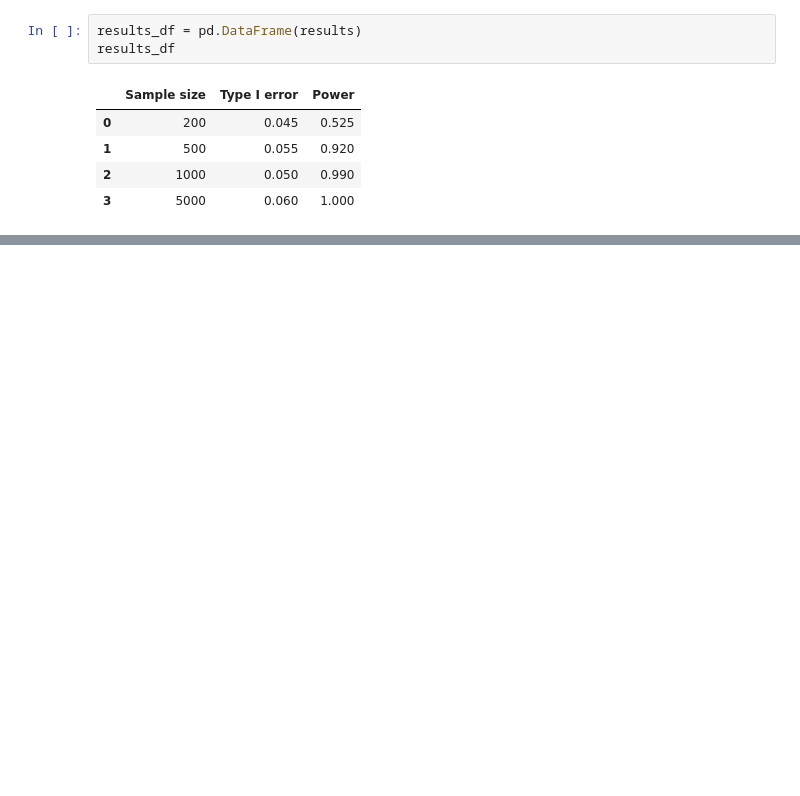
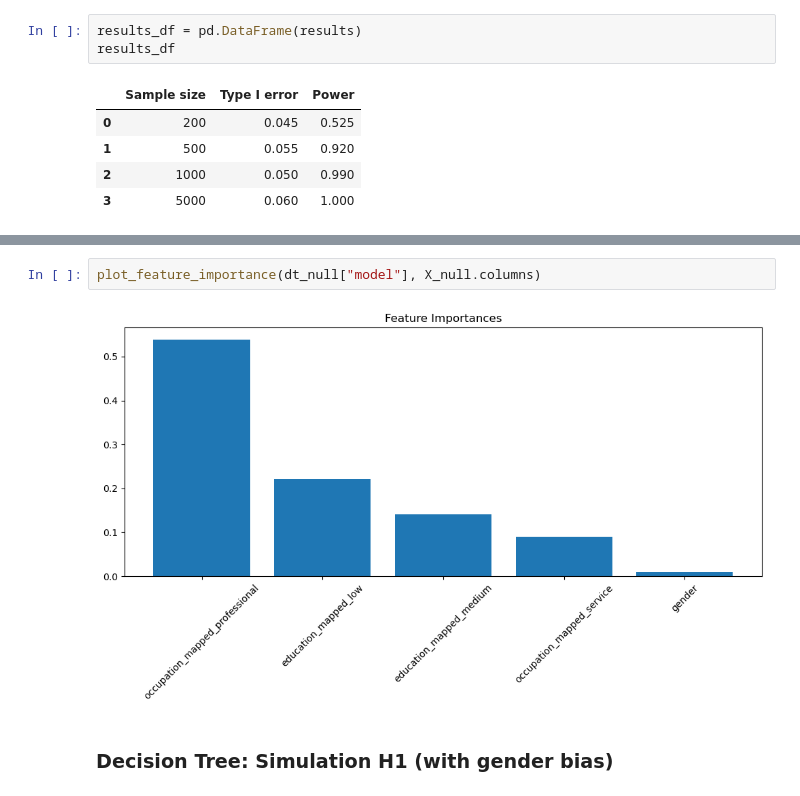
Before and after one commit to RumenIliev/Gender-Bias-Project, a Jupyter notebook: main.ipynb, the cells around one changed output, grey strips where cells are left out. Cells and saved outputs as stored; diff of their text form; blank space fills up the shorter version.

```diff
--- a/main.ipynb
+++ b/main.ipynb
@@ -227,0 +261,6 @@ adult_gender_effect
+# %%
+plot_feature_importance(dt_null["model"], X_null.columns)
+# %% [output]
+[figure, added]
+# %% [markdown]
+### Decision Tree: Simulation H1 (with gender bias)
```
Also changed, not shown: parts of 34 cells of this notebook, 1 other file.
